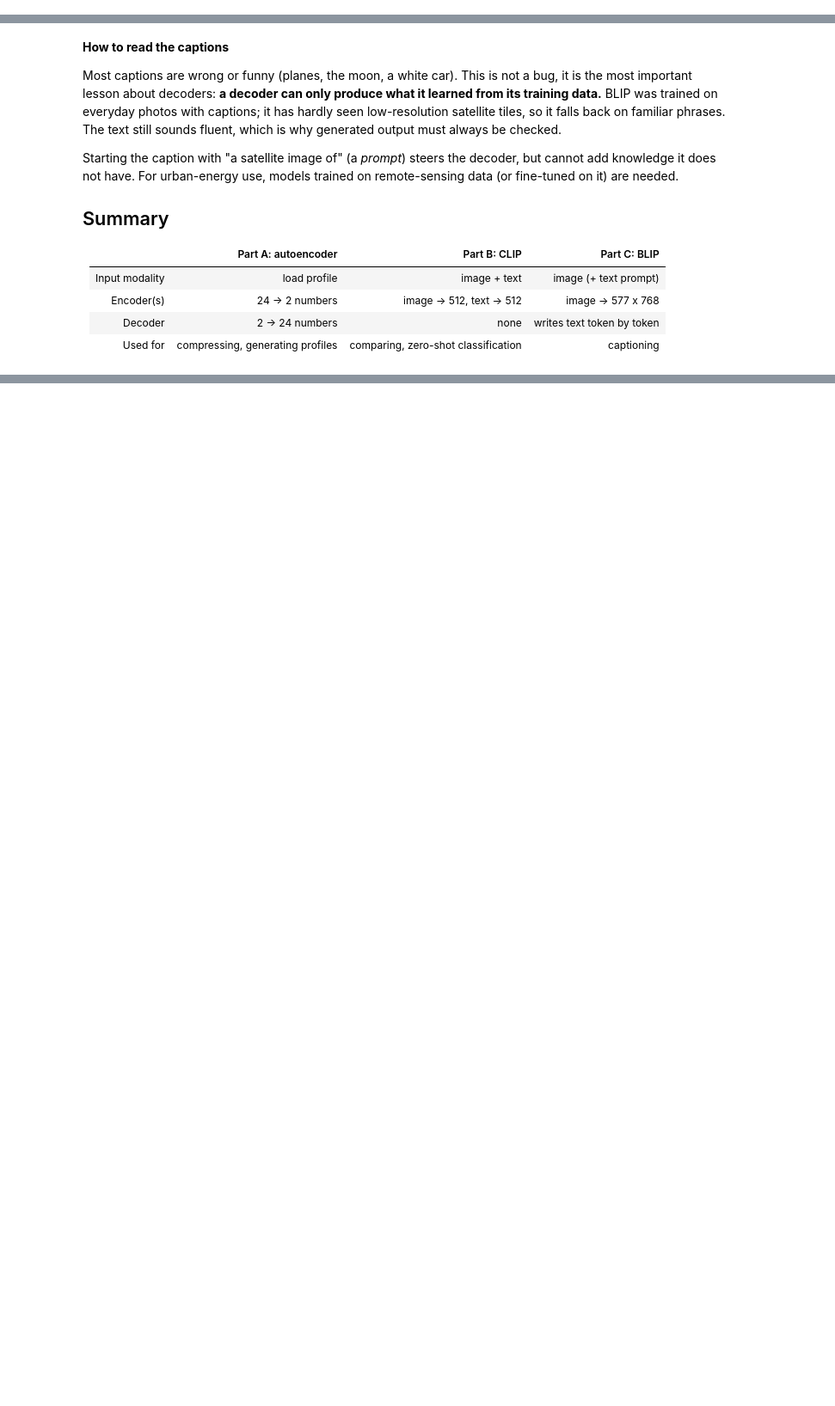
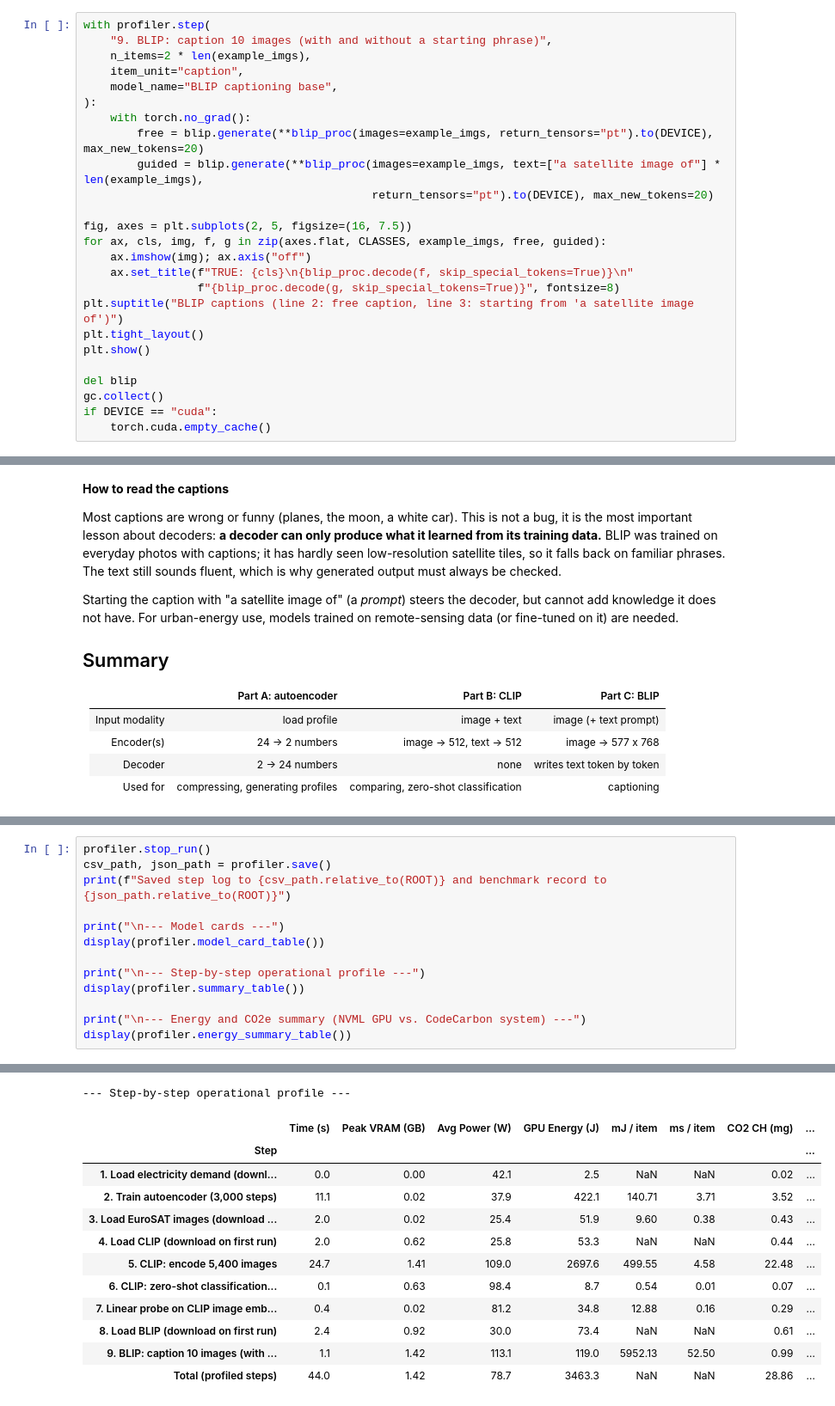
Before and after one commit to BartonChenTW/FM4UES-playground, a Jupyter notebook: module3_multimodal/01_encoder_decoder.ipynb, the cells around one changed output, grey strips where cells are left out. Shown at 86% size. Cells and saved outputs as stored; diff of their text form; blank space fills up the shorter version.

```diff
--- a/module3_multimodal/01_encoder_decoder.ipynb
+++ b/module3_multimodal/01_encoder_decoder.ipynb
@@ -537,0 +615,25 @@ plt.show()
+# %%
+with profiler.step(
+    "9. BLIP: caption 10 images (with and without a starting phrase)",
+    n_items=2 * len(example_imgs),
+    item_unit="caption",
+    model_name="BLIP captioning base",
+):
+    with torch.no_grad():
+        free = blip.generate(**blip_proc(images=example_imgs, return_tensors="pt").to(DEVICE), max_new_tokens=20)
+        guided = blip.generate(**blip_proc(images=example_imgs, text=["a satellite image of"] * len(example_imgs),
+                                           return_tensors="pt").to(DEVICE), max_new_tokens=20)
+
+fig, axes = plt.subplots(2, 5, figsize=(16, 7.5))
+for ax, cls, img, f, g in zip(axes.flat, CLASSES, example_imgs, free, guided):
+    ax.imshow(img); ax.axis("off")
+    ax.set_title(f"TRUE: {cls}\n{blip_proc.decode(f, skip_special_tokens=True)}\n"
+                 f"{blip_proc.decode(g, skip_special_tokens=True)}", fontsize=8)
+plt.suptitle("BLIP captions (line 2: free caption, line 3: starting from 'a satellite image of')")
+plt.tight_layout()
+plt.show()
+
+del blip
+gc.collect()
+if DEVICE == "cuda":
+    torch.cuda.empty_cache()
@@ -578,0 +668,14 @@ Hardware: Quadro RTX 6000
+# %%
+profiler.stop_run()
+csv_path, json_path = profiler.save()
+print(f"Saved step log to {csv_path.relative_to(ROOT)} and benchmark record to {json_path.relative_to(ROOT)}")
+
+print("\n--- Model cards ---")
+display(profiler.model_card_table())
+
+print("\n--- Step-by-step operational profile ---")
+display(profiler.summary_table())
+
+print("\n--- Energy and CO2e summary (NVML GPU vs. CodeCarbon system) ---")
+display(profiler.energy_summary_table())
+# %% [output]
@@ -578,0 +690,13 @@ Hardware: Quadro RTX 6000
+--- Step-by-step operational profile ---
+|  | Time (s) | Peak VRAM (GB) | Avg Power (W) | GPU Energy (J) | mJ / item | ms / item | CO2 CH (mg) | ... |
+| Step |  |  |  |  |  |  |  | ... |
+| 1. Load electricity demand (downl... | 0.0 | 0.00 | 42.1 | 2.5 | NaN | NaN | 0.02 | ... |
+| 2. Train autoencoder (3,000 steps) | 11.1 | 0.02 | 37.9 | 422.1 | 140.71 | 3.71 | 3.52 | ... |
+| 3. Load EuroSAT images (download ... | 2.0 | 0.02 | 25.4 | 51.9 | 9.60 | 0.38 | 0.43 | ... |
+| 4. Load CLIP (download on first run) | 2.0 | 0.62 | 25.8 | 53.3 | NaN | NaN | 0.44 | ... |
+| 5. CLIP: encode 5,400 images | 24.7 | 1.41 | 109.0 | 2697.6 | 499.55 | 4.58 | 22.48 | ... |
+| 6. CLIP: zero-shot classification... | 0.1 | 0.63 | 98.4 | 8.7 | 0.54 | 0.01 | 0.07 | ... |
+| 7. Linear probe on CLIP image emb... | 0.4 | 0.02 | 81.2 | 34.8 | 12.88 | 0.16 | 0.29 | ... |
+| 8. Load BLIP (download on first run) | 2.4 | 0.92 | 30.0 | 73.4 | NaN | NaN | 0.61 | ... |
+| 9. BLIP: caption 10 images (with ... | 1.1 | 1.42 | 113.1 | 119.0 | 5952.13 | 52.50 | 0.99 | ... |
+| Total (profiled steps) | 44.0 | 1.42 | 78.7 | 3463.3 | NaN | NaN | 28.86 | ... |
```
Also changed, not shown: parts of 30 cells of this notebook, 18 other files.
